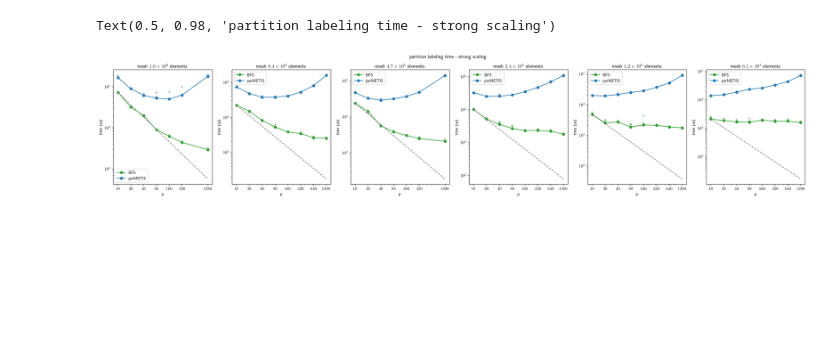
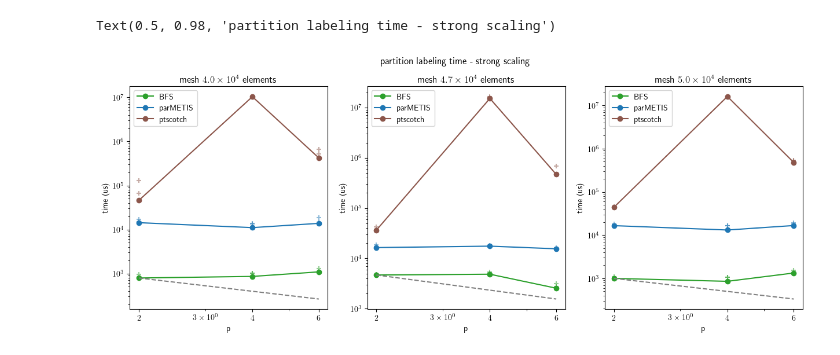
Before and after one commit to paralab/partition, a Jupyter notebook: mpi-cpp/scaling_plot.ipynb, the cells around one changed output. Cells and saved outputs as stored; diff of their text form; code cells hidden in the pictures; blank space fills up the shorter version.

```diff
--- a/mpi-cpp/scaling_plot.ipynb
+++ b/mpi-cpp/scaling_plot.ipynb
@@ -43,7 +43,7 @@ prev_file = 'results/frontera-scaling-front_bfs___2024-06-06__19-42-12.json'
 
 # prev_file = "results/frontera-scaling-std-bfs-dist-filter-changed-ghost-types-32-32-16___2024-05-28__18-33-13.json"
 
-input_file_name = "results/frontera-scaling-front_bfs-directsolver___2024-07-03__15-46-13.json"
+input_file_name = "test.json"
 # %%
 df = pd.read_json(input_file_name, orient='records',lines=True)
 # print(df)
@@ -52,7 +52,9 @@ df.reset_index(drop=True, inplace=True)
 mesh_count = df['mesh_idx'].max() + 1
 matpltlib_default_colors = plt.rcParams['axes.prop_cycle'].by_key()['color']
 
-plot_colors = [matpltlib_default_colors[3], matpltlib_default_colors[2], matpltlib_default_colors[0]]        # SFC, BFS, parMETIS respectively
+
+# SFC, BFS, parMETIS, ptscotch respectively
+plot_colors = [matpltlib_default_colors[3], matpltlib_default_colors[2], matpltlib_default_colors[0], matpltlib_default_colors[5]]
 
 
 
@@ -65,7 +67,9 @@ extracted_fields = ['mesh_idx','n','np',
                     'graph_setup_time',
                     'SFC_morton_partition_time', 'SFC_morton_mat_assembly_time', 'SFC_morton_matvec_time',
                     'BFS_labeling_time','BFS_redistribution_time', 'BFS_mat_assembly_time', 'BFS_matvec_time',
-                    'parMETIS_labeling_time', 'parMETIS_redistribution_time', 'parMETIS_mat_assembly_time', 'parMETIS_matvec_time']
+                    'parMETIS_labeling_time', 'parMETIS_redistribution_time', 'parMETIS_mat_assembly_time', 'parMETIS_matvec_time',
+                    'ptscotch_labeling_time', 'ptscotch_redistribution_time', 'ptscotch_mat_assembly_time', 'ptscotch_matvec_time']
+
 
 df = df[extracted_fields]
 
@@ -111,38 +115,45 @@ for mesh_idx in range(mesh_count):
     min_df.reset_index(drop=True, inplace=True)
     axs[mesh_idx].plot(min_df['np'], min_df['parMETIS_labeling_time'],color=plot_colors[2], label=f"parMETIS", marker='o')
 
+    # plotting ptscotch time
+    min_rows = filtered_df.groupby(['np'])['ptscotch_labeling_time'].transform(AGGREGATION_METHOD) == filtered_df['ptscotch_labeling_time']
+    min_df = filtered_df[min_rows].copy()
+    min_df.reset_index(drop=True, inplace=True)
+    axs[mesh_idx].plot(min_df['np'], min_df['ptscotch_labeling_time'],color=plot_colors[3], label=f"ptscotch", marker='o')
+
     # ## Annotate each point with its y value
     # for i in range(len(min_df)):
     #     axs[mesh_idx].annotate(format_scientific_notation_with_superscript(min_df["parMETIS_labeling_time"][i]), (min_df['np'][i], min_df['parMETIS_labeling_time'][i]), textcoords="offset points", xytext=(0,5), ha='center')
 
 
 
 
 
 
     # plotting individual data points
     axs[mesh_idx].scatter(filtered_df['np'], filtered_df['BFS_labeling_time'], color=plot_colors[1], marker='+', alpha=0.5, label='_BFS data')
     axs[mesh_idx].scatter(filtered_df['np'], filtered_df['parMETIS_labeling_time'], color=plot_colors[2], marker='+', alpha=0.5, label='_parMETIS data')
+    axs[mesh_idx].scatter(filtered_df['np'], filtered_df['ptscotch_labeling_time'], color=plot_colors[3], marker='+', alpha=0.5, label='_ptscotch data')
 
 
 
 
     axs[mesh_idx].set_xscale('log')
     axs[mesh_idx].set_yscale('log')
     axs[mesh_idx].set_xticks(filtered_df['np'].unique())
     axs[mesh_idx].get_xaxis().set_major_formatter(ScalarFormatter())
 
     axs[mesh_idx].set_title("mesh   "+   format_scientific_notation_with_superscript(element_count)+ " elements")
     axs[mesh_idx].set_xlabel('p')
     axs[mesh_idx].set_ylabel('time (us)')
 
 
 
     axs[mesh_idx].legend()
 fig.suptitle('partition labeling time - strong scaling')
 # %% [output]
 Text(0.5, 0.98, 'partition labeling time - strong scaling')
-[figure, old version]
+[figure, new version]
 # %%
 fig, axs = plt.subplots(1, mesh_count, figsize=(5*mesh_count, 5))
 
```
Also changed, not shown: parts of 3 cells of this notebook, 9 other files.
